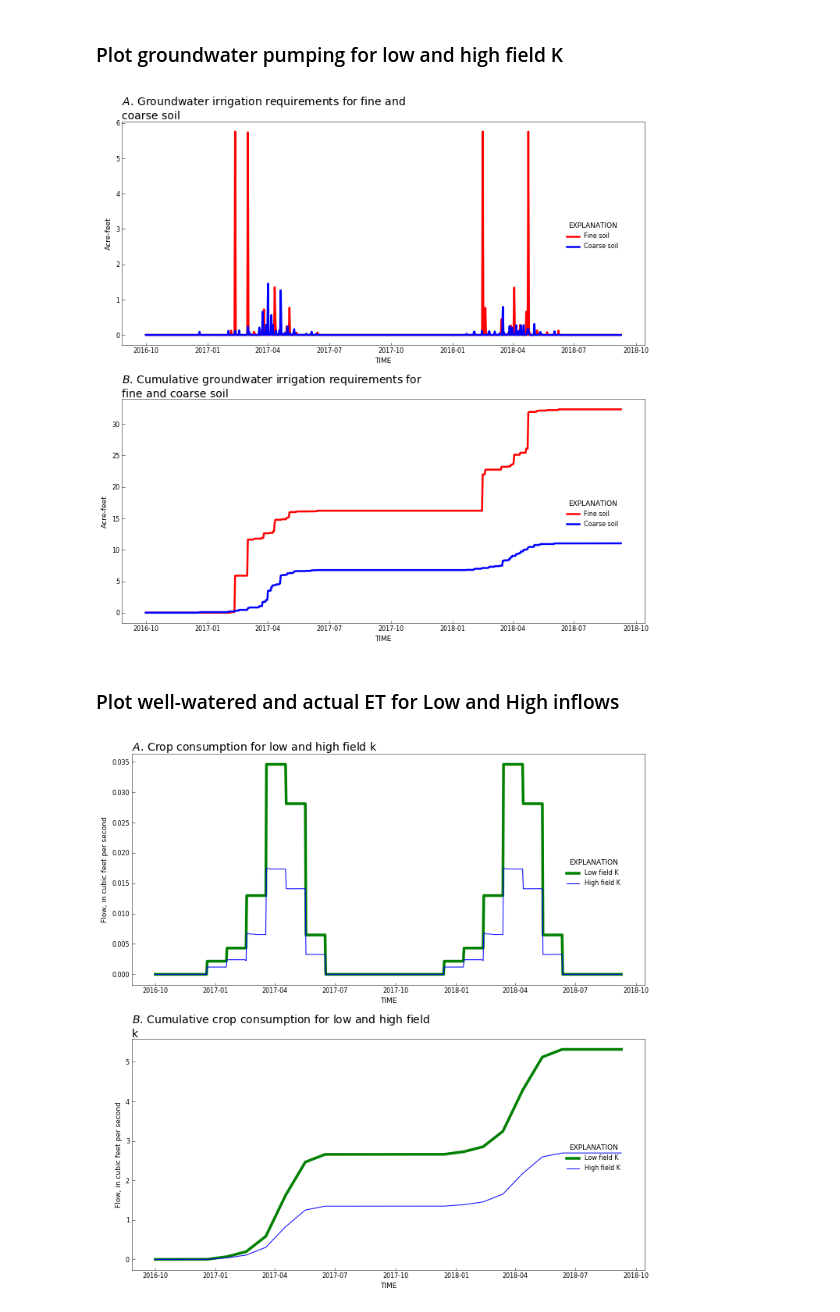
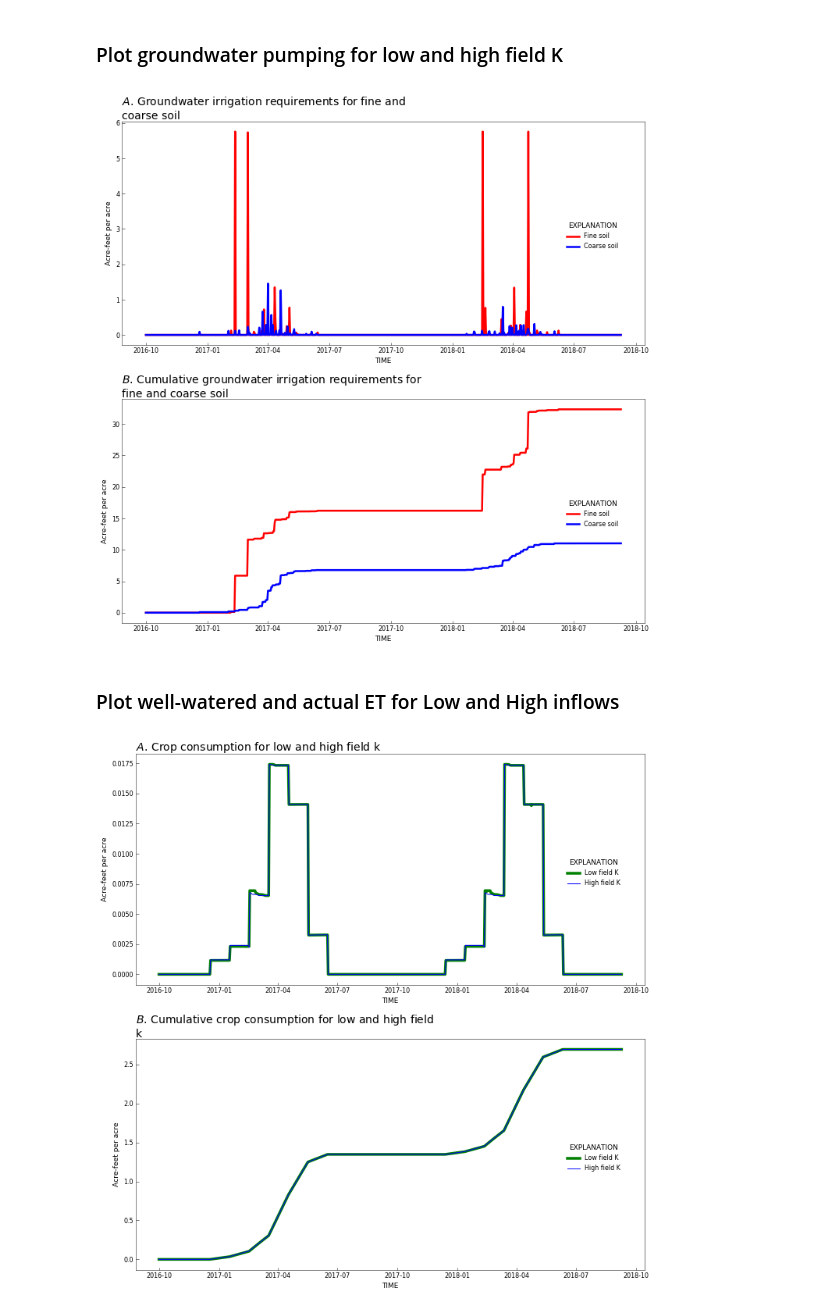
Before and after one commit to rniswon/mfnwt, a Jupyter notebook: Examples/AgWaterUse/Agwater1_gwonly/notebook/Ag_ETdemand.ipynb, the cells around one changed output. Drawn from its saved outputs; the diff is of its cells as text; code cells hidden in the pictures.

```diff
--- a/Examples/AgWaterUse/Agwater1_gwonly/notebook/Ag_ETdemand.ipynb
+++ b/Examples/AgWaterUse/Agwater1_gwonly/notebook/Ag_ETdemand.ipynb
@@ -160,14 +160,14 @@ for line in lineset:
         y2et_low.append(line.split()[5])
 
 # Cumulate values
-x=np.array(y1et_low,dtype=float)
-x=x*86400*2.29569e-5/3.4435E+03
-y1et_low=x
-y1et_low_cum=x.cumsum()
-x=np.array(y2et_low,dtype=float)
-x=x*86400*2.29569e-5/3.4435E+03
-y2et_low=x
-y2et_low_cum=x.cumsum()
+x1=np.array(y1et_low,dtype=float)
+x1=x1*86400*2.29569e-5/3.4435E+03
+y1et_low=x1
+y1et_low_cum=x1.cumsum()
+x2=np.array(y2et_low,dtype=float)
+x2=x2*86400*2.29569e-5/3.4435E+03
+y2et_low=x2
+y2et_low_cum=x2.cumsum()
 
 # close GW ET file
 fname.close()
@@ -240,10 +240,10 @@ axes[1].plot(plotdates,y1_high_cum,color='b', linewidth=2.5, label="Coarse soil"
 #axes[0].xaxis.set_ticks(np.arange(start, end, 90.0))
 #axes[1].xaxis.set_ticks(np.arange(start, end, 90.0))
 
-axes[0].set_ylabel('Acre-feet')
+axes[0].set_ylabel('Acre-feet per acre')
 axes[0].set_xlabel(header[0])
 
-plt.ylabel('Acre-feet')
+plt.ylabel('Acre-feet per acre')
 plt.xlabel(header[0])
 
 rf.title(axes[0], 'Groundwater irrigation requirements for fine and coarse soil', subplot_prefix='A')
@@ -262,7 +262,7 @@ rf.legend(axes[1], handles, labels, bbox_to_anchor=(.9, 0.4))
 plt.tight_layout()
 plt.savefig('GWonlyQ.pdf')
 # %% [output]
-[figure, old version]
+[figure, new version]
 # %% [markdown]
 ### Plot well-watered and actual ET for Low and High inflows
 # %%
@@ -273,37 +273,37 @@ plt.rcParams['axes.titlesize'] = 14
 
 fig, axes = plt.subplots(2, 1, figsize=(10, 10))
 axes = axes.flat
-axes[0].plot(plotdates,y1et_low,color='g', linewidth=3.5, label="Low field K")
+axes[0].plot(plotdates,y2et_low,color='g', linewidth=3.5, label="Low field K")
 axes[0].plot(plotdates,y2et_high,color='b', linewidth=1.0, label="High field K")
 
-axes[1].plot(plotdates,y1et_low_cum,color='g', linewidth=3.5, label="Low field K")
+axes[1].plot(plotdates,y2et_low_cum,color='g', linewidth=3.5, label="Low field K")
 axes[1].plot(plotdates,y2et_high_cum,color='b', linewidth=1.0, label="High field K")
 
 #start, end = axes[0].get_xlim()
 #axes[0].xaxis.set_ticks(np.arange(start, end, 90.0))
 
-axes[0].set_ylabel('Flow, in cubic feet per second')
+axes[0].set_ylabel('Acre-feet per acre')
 axes[0].set_xlabel(header[0])
 
-plt.ylabel('Flow, in cubic feet per second')
+plt.ylabel('Acre-feet per acre')
 plt.xlabel(header[0])
 
 rf.title(axes[0], 'Crop consumption for low and high field K', subplot_prefix='A')
 
 #rf.axes_numbering(axes[1], format_x=True)
 fmt = mdates.DateFormatter('%Y-%m-%d')
 rf.title(axes[1], 'Cumulative crop consumption for low and high field K', subplot_prefix='B')
 
 # Set legend
 handles, labels = axes[0].get_legend_handles_labels()
 rf.legend(axes[0], handles, labels, bbox_to_anchor=(.9, 0.4))
 
 # Set legend
 handles, labels = axes[1].get_legend_handles_labels()
 rf.legend(axes[1], handles, labels, bbox_to_anchor=(.9, 0.4))
 
 
 plt.tight_layout()
 plt.savefig('GWonlyET.pdf')
 # %% [output]
-[figure, old version]
+[figure, new version]
```
Also changed, not shown: 5 other files.
